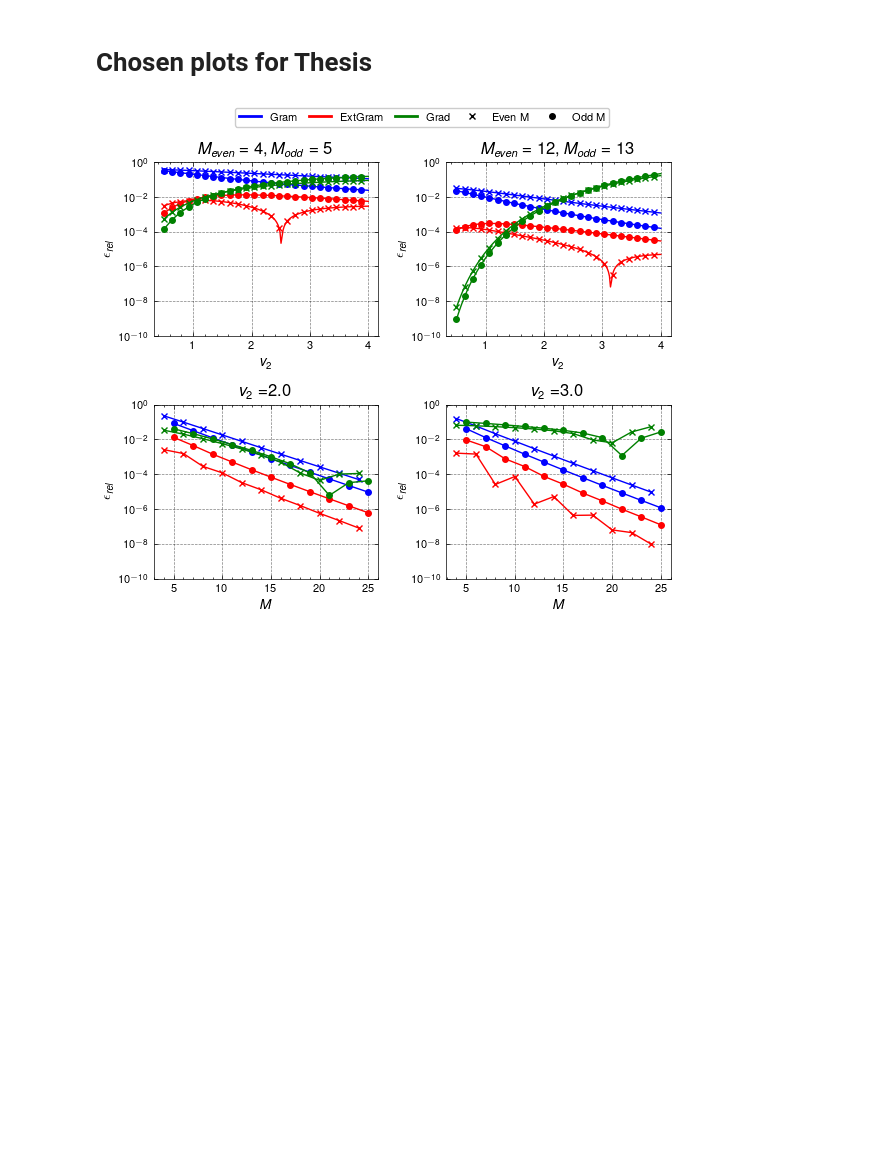
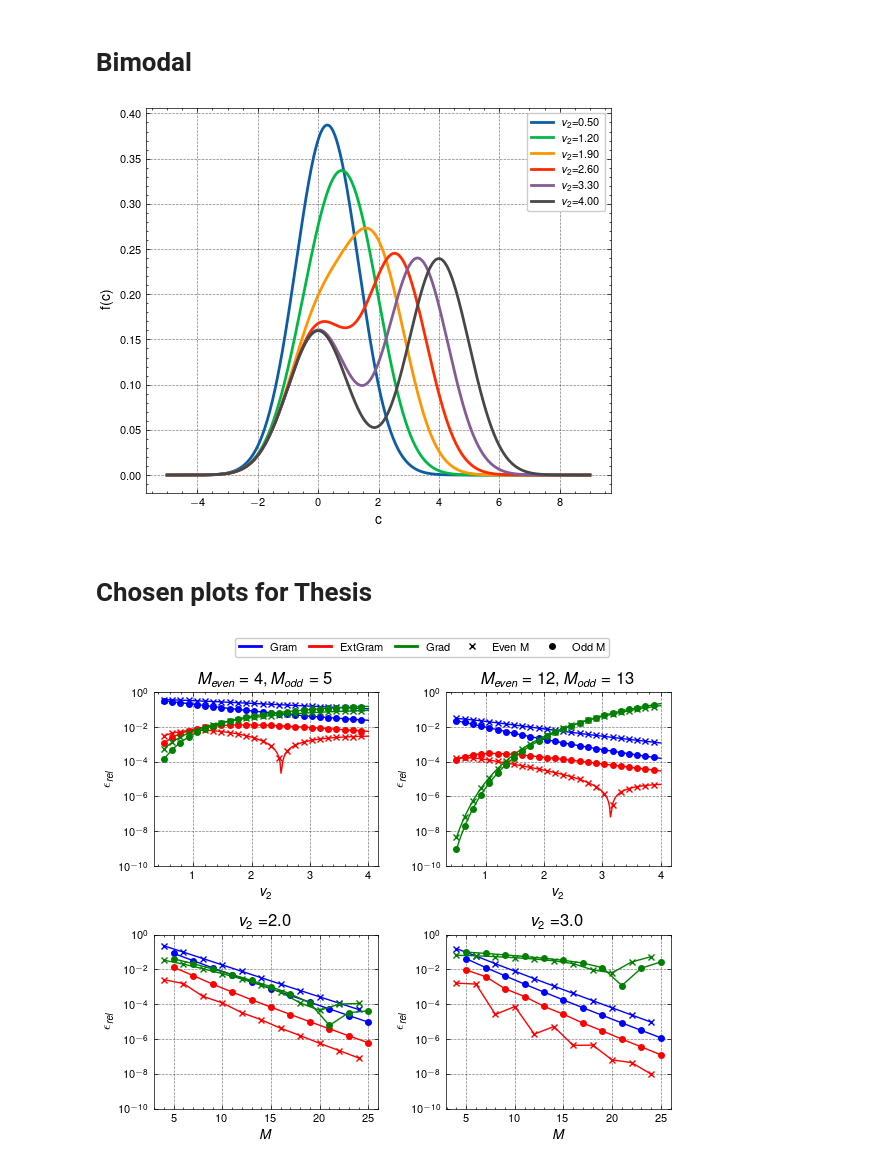
Before and after one commit to JanHab/ExtGram.jl, a Jupyter notebook: notebooks/AnalyzeClosures.ipynb, the cells around one changed output. Drawn from its saved outputs; the diff is of its cells as text; code cells hidden in the pictures; blank space fills up the shorter version.

Commit message:
some plots for presentation

```diff
--- a/notebooks/AnalyzeClosures.ipynb
+++ b/notebooks/AnalyzeClosures.ipynb
@@ -26,6 +27,60 @@ plt.rcParams.update({
     "savefig.bbox": 'tight',   # Ensures no labels are cut off
     "savefig.pad_inches": 0.05
 })
+# %% [markdown]
+# Bimodal
+# %%
+# Mathematica translation - assume to know the distribution
+# --- bimodal distribution ---
+def fbimodal(rho1_bimodal, v1_bimodal, theta1_bimodal, rho2_bimodal, v2_bimodal, theta2_bimodal, c):
+    term1 = (rho1_bimodal / np.sqrt(2 * np.pi * theta1_bimodal)) * np.exp(-(c - v1_bimodal) ** 2 / (2 * theta1_bimodal))
+    term2 = (rho2_bimodal / np.sqrt(2 * np.pi * theta2_bimodal)) * np.exp(-(c - v2_bimodal) ** 2 / (2 * theta2_bimodal))
+    return term1 + term2
+
+# --- fixed parameters ---
+rho1_bimodal = 40 / 100
+v1_bimodal = 0
+theta1_bimodal = 100 / 100
+rho2_bimodal = 60 / 100
+theta2_bimodal = 10 / 10
+
+# underlying distribution with fixed parameters
+def fhid(c, v2):
+    return fbimodal(rho1_bimodal, v1_bimodal, theta1_bimodal, rho2_bimodal, v2, theta2_bimodal, c)
+
+# --- plotting dependence on v2 ---
+def plot_family():
+    fig, ax = plt.subplots()
+    c_vals = np.linspace(-5, 9, 500)
+    for v2 in np.linspace(0.5, 4, 6):
+        ax.plot(c_vals, [fhid(c, v2) for c in c_vals], linewidth=2, label=f"$v_2$={v2:.2f}")
+    ax.legend()
+    ax.set_xlabel("c")
+    ax.set_ylabel("f(c)")
+    fig.savefig("../out/Figures/CompareClosure/BimodalFamily.pdf")
+    plt.show()
+
+# --- moments ---
+def uhid(v2, Mmax):
+    """Compute first Mmax+2 raw moments (0..Mmax+1)."""
+    moments = []
+    for k in range(Mmax + 2):
+        integrand = lambda c: (c ** k) * fhid(c, v2)
+        val, _ = quad(integrand, -np.inf, np.inf)
+        moments.append(val)
+    return np.array(moments)
+
+def momList(M, v2):
+    """Return first M+1 moments."""
+    return uhid(v2, M)[:M+1]
+
+def uhidnextmoment(M, v2):
+    """Return moment of order M+1."""
+    return uhid(v2, M)[M+1]
+
+plot_family()
+# %% [output]
+[figure, added]
 # %% [markdown]
 # Chosen plots for Thesis
 # %%
```
Also changed, not shown: parts of 1 cell of this notebook, 1 other file.
